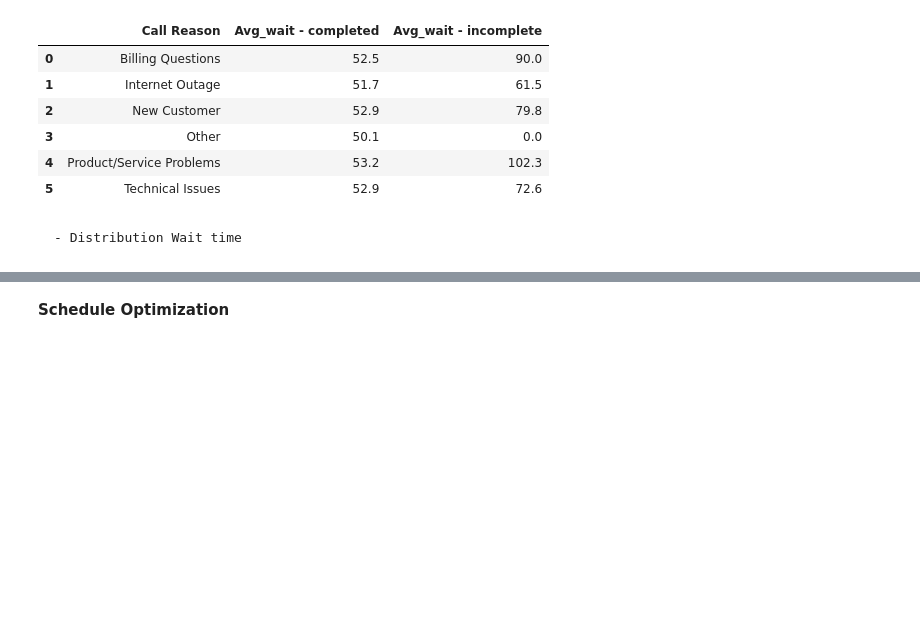
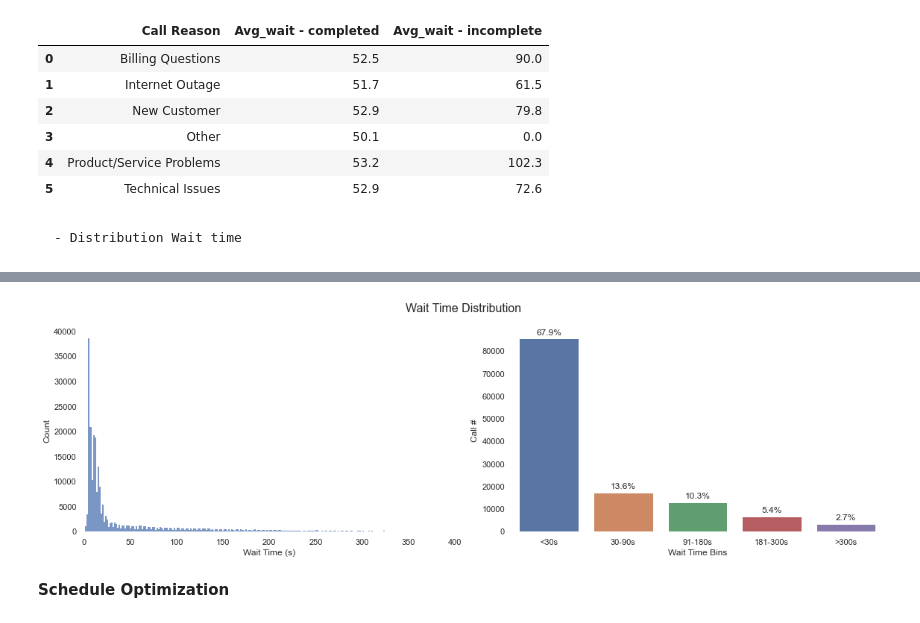
Before and after one commit to diana-kungu/RWDF, a Jupyter notebook: Call Center Operations Analytics/call_center.ipynb, the cells around one changed output, grey strips where cells are left out. Saved outputs shown, nothing was run; the diff lists cells and outputs as text; code cells hidden in the pictures; blank space fills up the shorter version.

```diff
--- a/Call Center Operations Analytics/call_center.ipynb
+++ b/Call Center Operations Analytics/call_center.ipynb
@@ -294,3 +272,26 @@ df[df['Wait Time (s)'] > 1000]
+# %%
+fig, ax= plt.subplots(nrows= 1, ncols= 2, figsize=(16,5))
+plt.suptitle('Wait Time Distribution', fontsize = 16)
+
+sns.despine(bottom = True, left = True)
+sns.histplot(df['Wait Time (s)'], ax =ax[0])
+ax[0].set_xlim(0,400)
+
+data = df[df['Year'] == 2021].groupby(['Wait Time Bins'])['Call #'].count().reset_index()
+data['%_Calls'] = (data['Call #'] * 100 /data['Call #'].sum()).round(1).astype('str') + '%'
+plot_2 = sns.barplot(data =data, x = 'Wait Time Bins', y = 'Call #', ax =ax[1])
+
+#Annotate bar plots
+for bar, annot in zip(plot_2.patches, data['%_Calls']):
+    plot_2.annotate(annot,
+                   (bar.get_x() + bar.get_width() / 2,
+                    bar.get_height()), ha='center', va='center',
+                   size=12, xytext=(0, 8),
+                   textcoords='offset points')
+plt.tight_layout()
+plt.show()
+# %% [output]
+[figure, added]
 # %% [markdown]
 **Schedule Optimization**
 # %%
```
Also changed, not shown: parts of 2 cells of this notebook.
